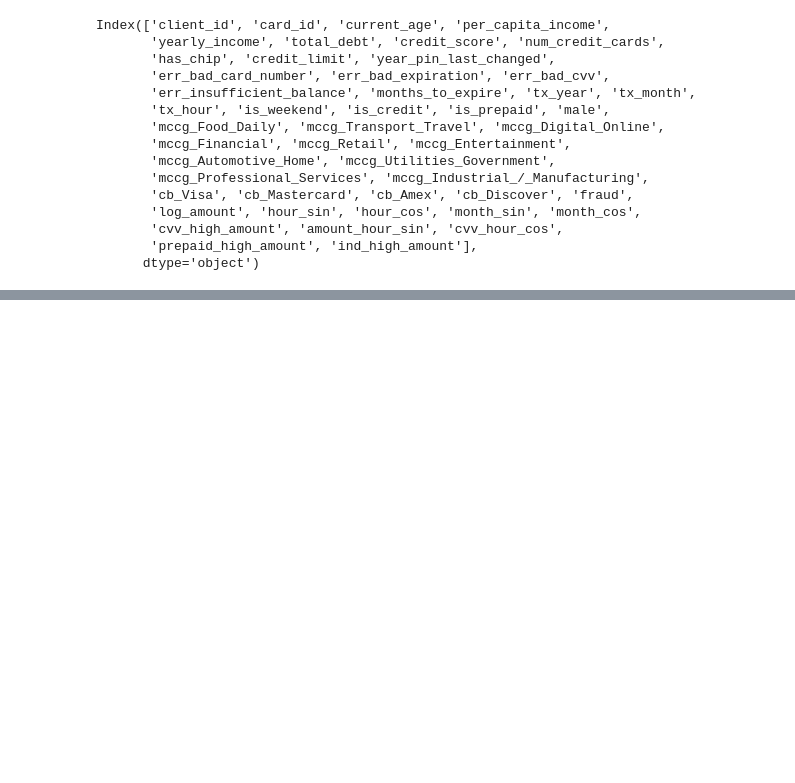
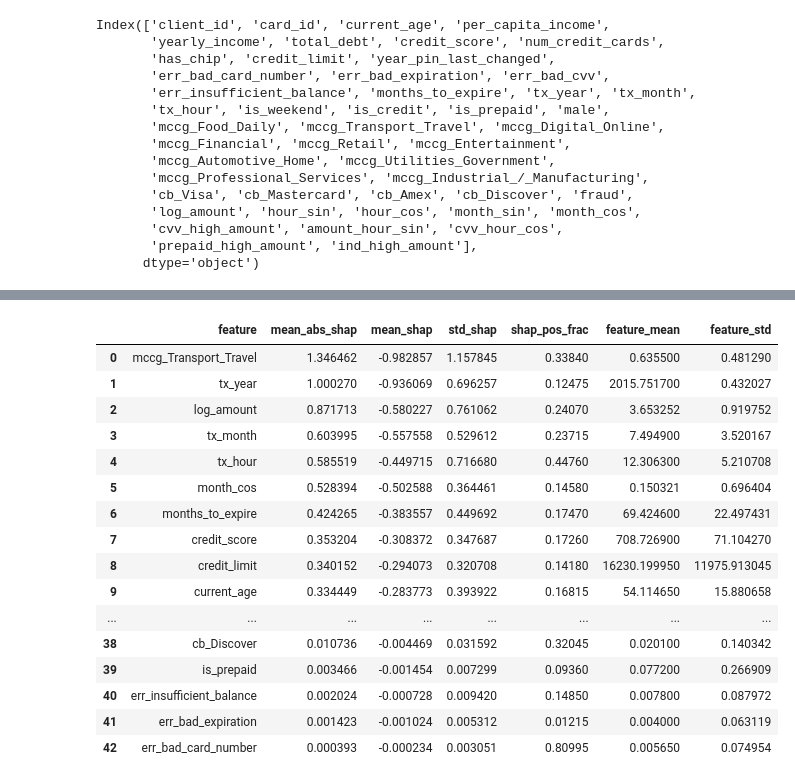
Before and after one commit to BDAIFin/knk, a Jupyter notebook: notebooks/00_build_dataset.ipynb, the cells around one changed output, grey strips where cells are left out. Saved outputs shown, nothing was run; the diff lists cells and outputs as text; code cells hidden in the pictures; blank space fills up the shorter version.

```diff
--- a/notebooks/00_build_dataset.ipynb
+++ b/notebooks/00_build_dataset.ipynb
@@ -751,0 +1202,51 @@ weighted avg {'precision': 0.9777390808489942, 'recall': 0.9056761904761905, 'f1
+# %%
+import numpy as np
+import pandas as pd
+
+def shap_global_table(out, top_k=30):
+    shap_vals = out["shap_values"]
+    feat_cols = np.array(out["feat_cols"])
+    X_ev = out["X_ev"]
+
+    mean_abs = np.mean(np.abs(shap_vals), axis=0)
+    mean_shap = np.mean(shap_vals, axis=0)
+    std_shap = np.std(shap_vals, axis=0)
+
+    # 방향성: SHAP>0 비율 (fraud 확률을 올리는 방향으로 작동한 비율)
+    pos_frac = np.mean(shap_vals > 0, axis=0)
+
+    feat_mean = np.mean(X_ev, axis=0)
+    feat_std = np.std(X_ev, axis=0)
+
+    df_tab = pd.DataFrame({
+        "feature": feat_cols,
+        "mean_abs_shap": mean_abs,
+        "mean_shap": mean_shap,
+        "std_shap": std_shap,
+        "shap_pos_frac": pos_frac,
+        "feature_mean": feat_mean,
+        "feature_std": feat_std,
+    }).sort_values("mean_abs_shap", ascending=False)
+
+    return df_tab.head(top_k).reset_index(drop=True)
+
+tab = shap_global_table(out, top_k=50)
+tab
+# %% [output]
+|  | feature | mean_abs_shap | mean_shap | std_shap | shap_pos_frac | feature_mean | feature_std |
+| 0 | mccg_Transport_Travel | 1.346462 | -0.982857 | 1.157845 | 0.33840 | 0.635500 | 0.481290 |
+| 1 | tx_year | 1.000270 | -0.936069 | 0.696257 | 0.12475 | 2015.751700 | 0.432027 |
+| 2 | log_amount | 0.871713 | -0.580227 | 0.761062 | 0.24070 | 3.653252 | 0.919752 |
+| 3 | tx_month | 0.603995 | -0.557558 | 0.529612 | 0.23715 | 7.494900 | 3.520167 |
+| 4 | tx_hour | 0.585519 | -0.449715 | 0.716680 | 0.44760 | 12.306300 | 5.210708 |
+| 5 | month_cos | 0.528394 | -0.502588 | 0.364461 | 0.14580 | 0.150321 | 0.696404 |
+| 6 | months_to_expire | 0.424265 | -0.383557 | 0.449692 | 0.17470 | 69.424600 | 22.497431 |
+| 7 | credit_score | 0.353204 | -0.308372 | 0.347687 | 0.17260 | 708.726900 | 71.104270 |
+| 8 | credit_limit | 0.340152 | -0.294073 | 0.320708 | 0.14180 | 16230.199950 | 11975.913045 |
+| 9 | current_age | 0.334449 | -0.283773 | 0.393922 | 0.16815 | 54.114650 | 15.880658 |
+| ... | ... | ... | ... | ... | ... | ... | ... |
+| 38 | cb_Discover | 0.010736 | -0.004469 | 0.031592 | 0.32045 | 0.020100 | 0.140342 |
+| 39 | is_prepaid | 0.003466 | -0.001454 | 0.007299 | 0.09360 | 0.077200 | 0.266909 |
+| 40 | err_insufficient_balance | 0.002024 | -0.000728 | 0.009420 | 0.14850 | 0.007800 | 0.087972 |
+| 41 | err_bad_expiration | 0.001423 | -0.001024 | 0.005312 | 0.01215 | 0.004000 | 0.063119 |
+| 42 | err_bad_card_number | 0.000393 | -0.000234 | 0.003051 | 0.80995 | 0.005650 | 0.074954 |
```
Also changed, not shown: parts of 37 cells of this notebook, 7 other files.
